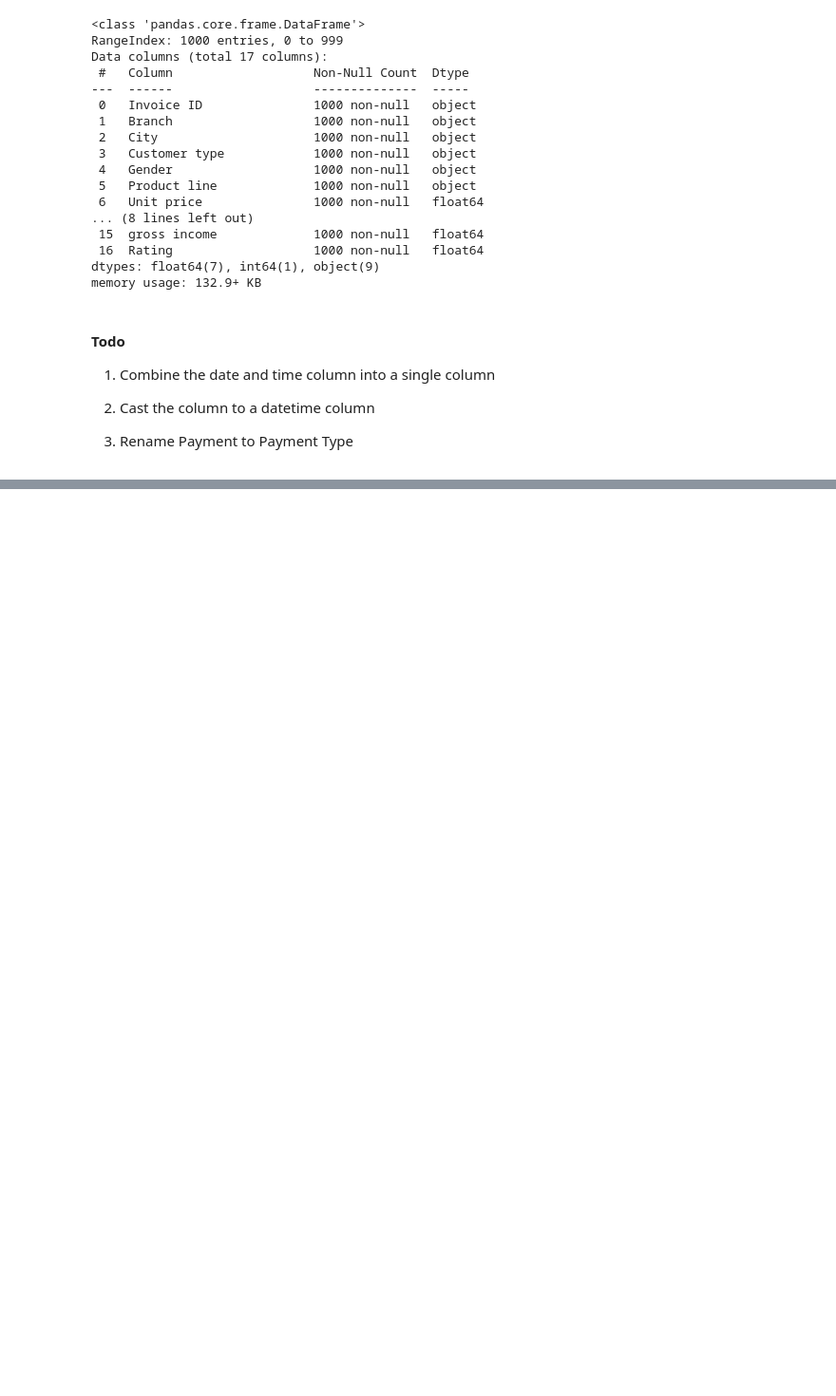
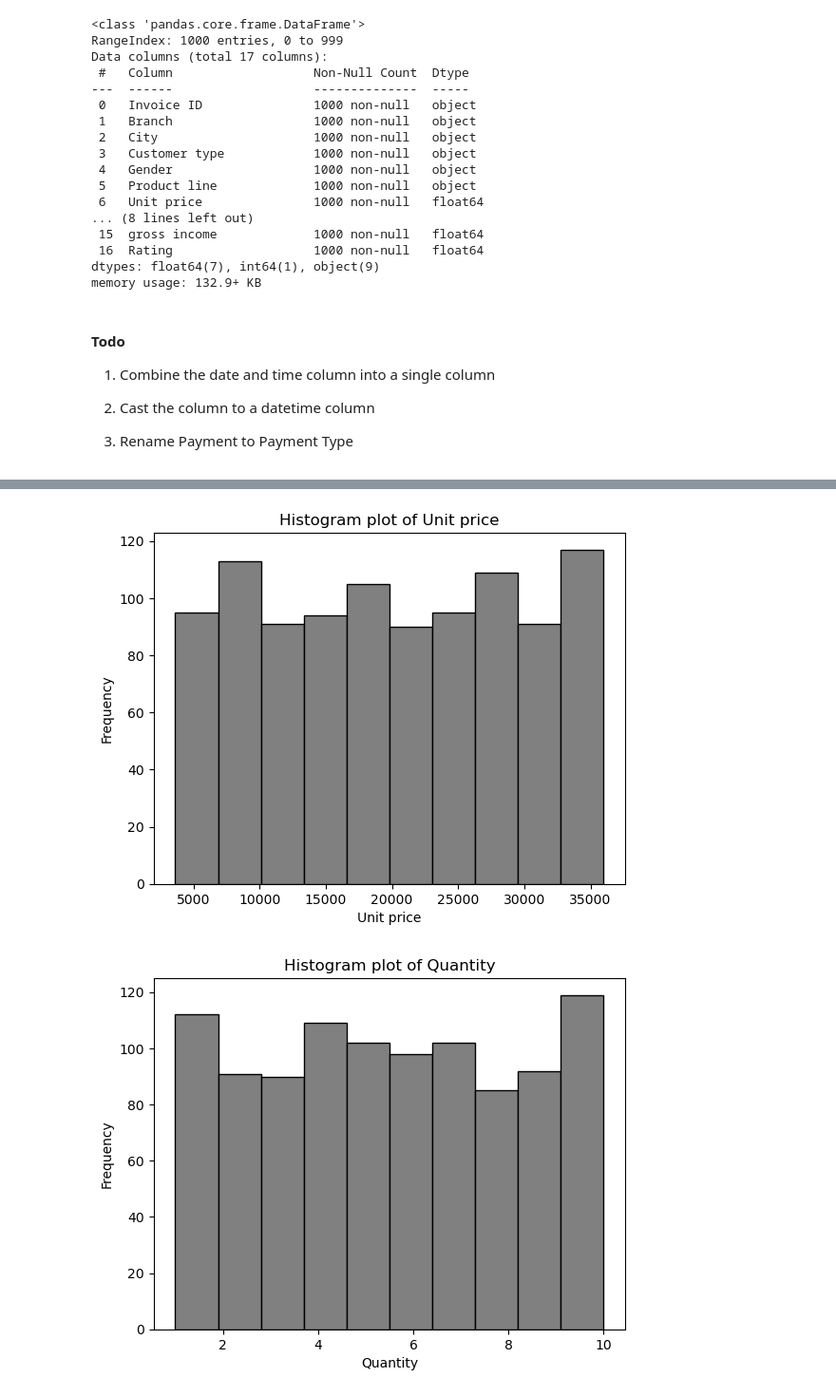
Before and after one commit to Abednego-py/Data_Analysis_With_Python_D-Paragon, a Jupyter notebook: Supermarket Data Analysis.ipynb, the cells around one changed output, grey strips where cells are left out. Shown at 95% size. Drawn from its saved outputs; the diff is of its cells as text; code cells hidden in the pictures; blank space fills up the shorter version.

Commit message:
conclude changes for data analysis with python

```diff
--- a/Supermarket Data Analysis.ipynb
+++ b/Supermarket Data Analysis.ipynb
@@ -124,0 +162,5 @@ memory usage: 132.9+ KB
+# %%
+## categorize columns into measures/dimensions or num col/cat col
+
+measures = [i for i in comb_df.select_dtypes(include=['int64', 'float64']).columns]
+dimensions = [i for i in comb_df.select_dtypes(include=['object']).columns]
@@ -124,0 +190,22 @@ memory usage: 132.9+ KB
+# %%
+# util data distribution visualization functions
+
+def draw_hist(df, col):
+    plt.hist(df[col], color='grey', edgecolor='black')
+    plt.title(f'Histogram plot of {col}')
+    plt.xlabel(col)
+    plt.ylabel('Frequency')
+    plt.show()
+
+def draw_count_plot(df, col):
+    sb.countplot(y=col, data=df, palette='Greys_r')
+    plt.title(f'Countplot of {col}')
+    plt.show()
+# %%
+# Histogram plot of each measure column
+
+for column in measures:
+    draw_hist(comb_df, column)
+# %% [output]
+[figure, added]
+[figure, added]
```
Also changed, not shown: parts of 87 cells of this notebook, 2 other files.
